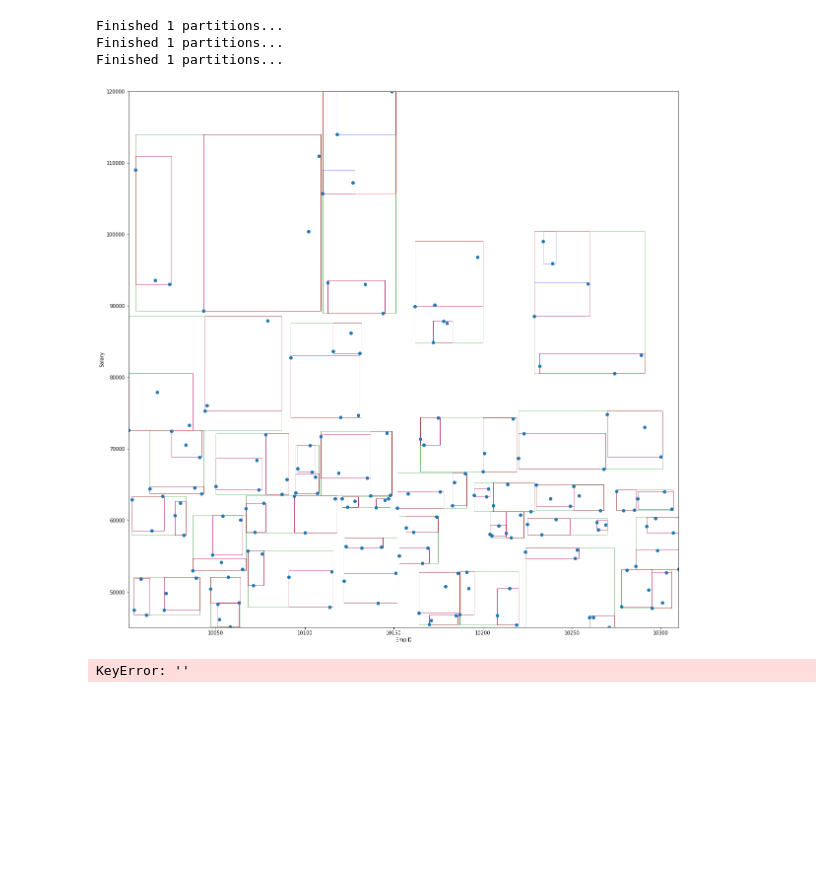
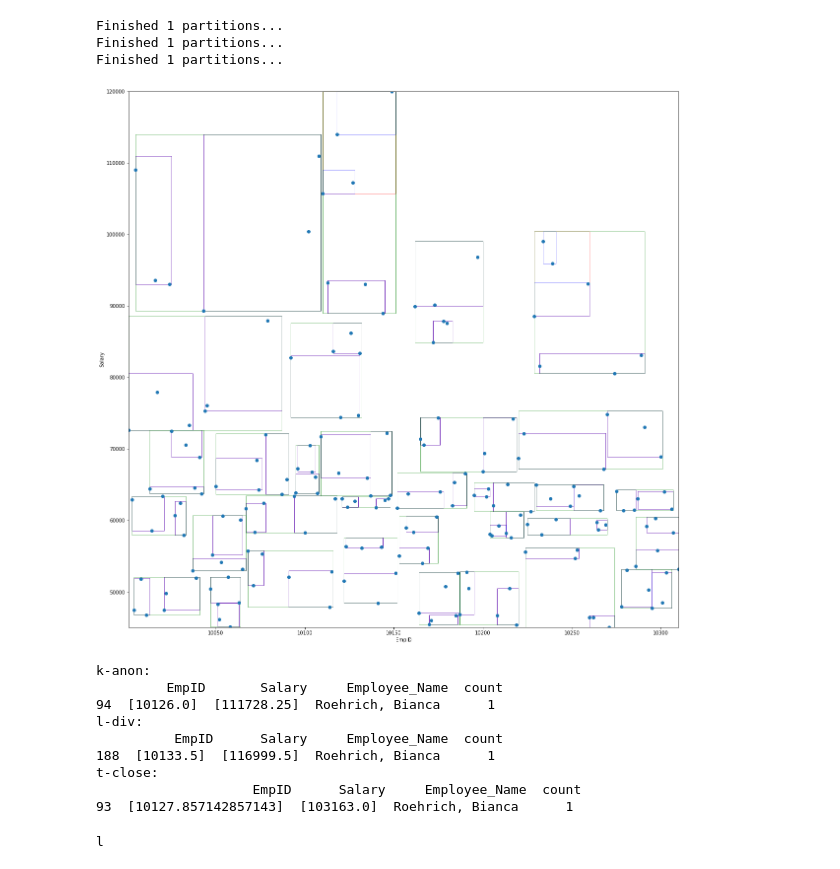
Before and after one commit to NikhilPaleti/Privacy_Analysis, a Jupyter notebook: final.ipynb, the cells around one changed output. Saved outputs shown, nothing was run; the diff lists cells and outputs as text; code cells hidden in the pictures; blank space fills up the shorter version.

```diff
--- a/final.ipynb
+++ b/final.ipynb
@@ -9,7 +9,7 @@ import matplotlib.patches as patches
 
 df_main = pd.read_csv("./data/HRDataset_v14.csv")
 #Making a set of colums from dataset which are categorical, not numerical
-categorical = set(('Employee_Name','Position', 'State', 'Zip', 'DOB', 'Sex', 'MaritalDesc', 'CitizenDesc', 'HispanicLatino', 'RaceDesc', 'DateofHire', 'DateofTermination','TermReason' ,'EmploymentStatus', 'Department', 'ManagerName', 'RecruitmentSource', 'PerformanceScore', 'LastPerformanceReview_Date' ))
+categorical = set(('Employee_Name','Position', 'State', 'Zip', 'DOB', 'Sex', 'MaritalDesc', 'CitizenDesc', 'HispanicLatino', 'RaceDesc', 'DateofHire', 'DateofTermination','TermReason' ,'EmploymentStatus', 'Department', 'ManagerName', 'RecruitmentSource', 'LastPerformanceReview_Date' ))
 
 
 group_columns = ['EmpID', 'Salary']
@@ -350,46 +346,56 @@ def get_bounds(df, column, indexes):
 categorical_drop = set(('Employee_Name','Position', 'State', 'Zip', 'Sex', 'MaritalDesc', 'CitizenDesc', 'HispanicLatino', 'RaceDesc','TermReason' ,'EmploymentStatus', 'Department', 'ManagerName', 'RecruitmentSource', 'PerformanceScore' ))
 df_main.drop('DOB', axis=1, inplace=True)
 df_main.drop('LastPerformanceReview_Date',  axis=1, inplace=True)
 df_main.drop('DateofTermination', axis=1, inplace=True)
 df_main.drop('DateofHire',  axis=1, inplace=True)
 
 indexes = build_indexes(df_main)
 column_x, column_y = group_columns[:2]
 
 rects_of_k = get_partition_rects(df_main, k_partitions, column_x, column_y, indexes)
 rects_of_l = get_partition_rects(df_main, l_partitions, column_x, column_y, indexes)
 rects_of_t = get_partition_rects(df_main, t_partitions, column_x, column_y, indexes)
 
 #Plotting the rectangles on the graph
 def plot_rects(df, ax, rects, column_x, column_y, edgecolor='black', facecolor='none'):
     for (xl, yl),(xr, yr) in rects:
-        ax.add_patch(patches.Rectangle((xl,yl),xr-xl,yr-yl,linewidth=1,edgecolor=edgecolor,facecolor=facecolor, alpha=0.5))
+        ax.add_patch(patches.Rectangle((xl,yl),xr-xl,yr-yl,edgecolor=edgecolor,facecolor=facecolor, alpha=0.5))
     ax.set_xlim(*get_bounds(df, column_x, indexes))
     ax.set_ylim(*get_bounds(df, column_y, indexes))
     ax.set_xlabel(column_x)
     ax.set_ylabel(column_y)
 
 plt.figure(figsize=(20,20))
 ax = plt.subplot(111)
+plot_rects(df_main, ax, rects_of_k, column_x, column_y, edgecolor='red')
 plot_rects(df_main, ax, rects_of_l, column_x, column_y, edgecolor='blue')
 plot_rects(df_main, ax, rects_of_t, column_x, column_y, edgecolor='green')
-plot_rects(df_main, ax, rects_of_k, column_x, column_y, edgecolor='red')
 
 
 plt.scatter(df_main[column_x], df_main[column_y])
 plt.show()
 # %% [output]
-[figure, old version]
+[figure, new version]
-# %%
-
-
-# feats = ["EmpID", "Salary"]
-# df_k.sort_values(feats+[sensitive_column])
-# # df_k.groupby("RecruitmentSource").size()
-
-df_main[df_main[''] >= 125000]
-# %% [output]
-KeyError: ''
+# %%
+
+
+# feats = ["EmpID", "Salary"]
+# df_k.sort_values(feats+[sensitive_column])
+# # df_k.groupby("RecruitmentSource").size()
+
+print ("k-anon:\n", df_k[df_k['Employee_Name'] == "Roehrich, Bianca"])
+print ("l-div:\n", df_l[df_l['Employee_Name'] == "Roehrich, Bianca"])
+print ("t-close:\n", df_t[df_t['Employee_Name'] == "Roehrich, Bianca"])
+# %% [output]
+k-anon:
+         EmpID       Salary     Employee_Name  count
+94  [10126.0]  [111728.25]  Roehrich, Bianca      1
+l-div:
+          EmpID      Salary     Employee_Name  count
+188  [10133.5]  [116999.5]  Roehrich, Bianca      1
+t-close:
+                    EmpID      Salary     Employee_Name  count
+93  [10127.857142857143]  [103163.0]  Roehrich, Bianca      1
 # %%
 cats = ["EmpID", "Salary"]
 for column in cats:
@@ -408,3 +414,5 @@ if (error_k.mean() > error_l.mean()):
                 print ("t")
 elif (error_l.mean() > error_t.mean()):
         print ("l")
+# %% [output]
+l
```
Also changed, not shown: parts of 2 cells of this notebook, 6 other files.
